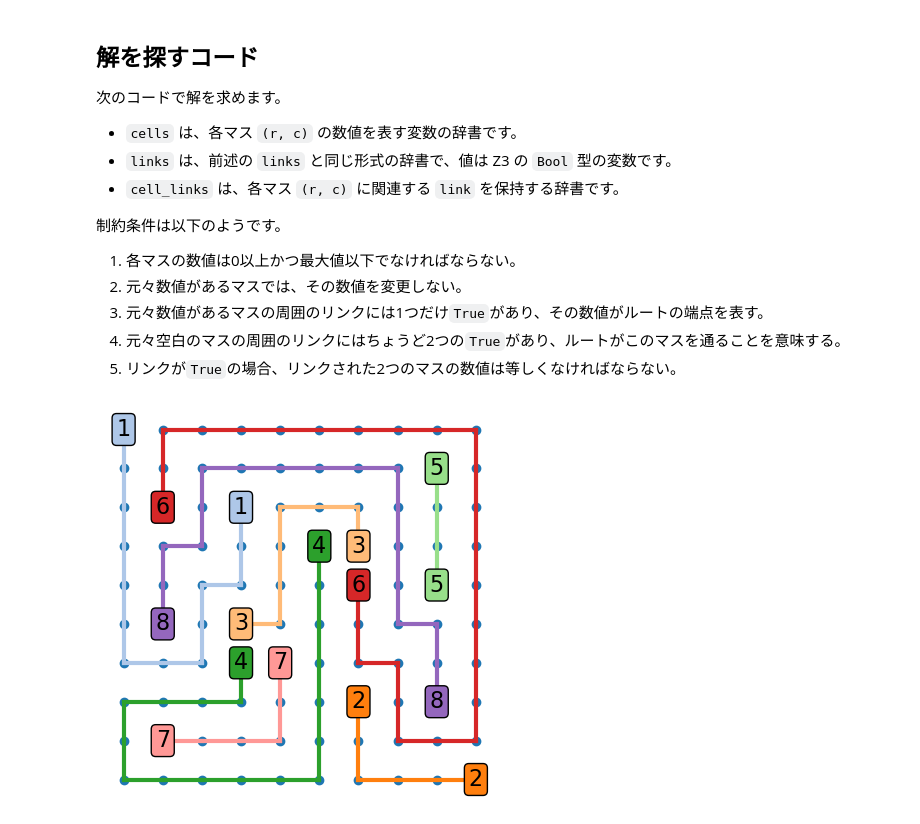
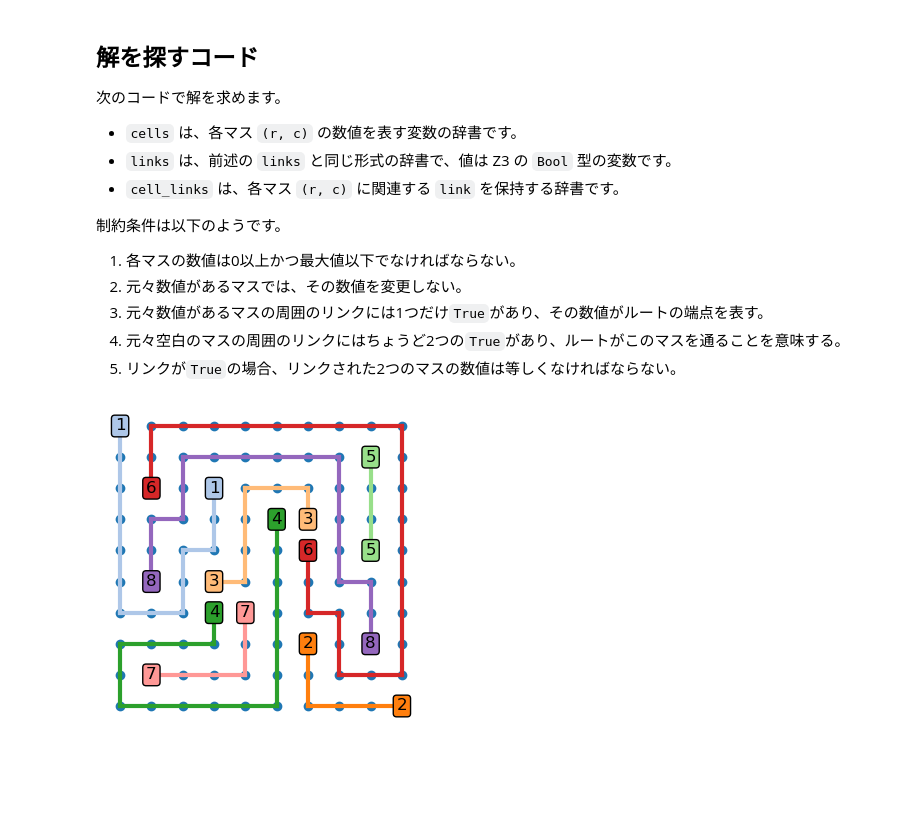
Before and after one commit to ruoyu0088/thinking_code, a Jupyter notebook: thinking_code/z3_number_link.ipynb, the cells around one changed output. Saved outputs shown, nothing was run; the diff lists cells and outputs as text; code cells hidden in the pictures; blank space fills up the shorter version.

```diff
--- a/thinking_code/z3_number_link.ipynb
+++ b/thinking_code/z3_number_link.ipynb
@@ -169,8 +161,6 @@ model = s.model()
-# %%
-plot_board(
-    board,
-    {key:model[val] for key, val in links.items()},
-    {key:model[val].as_long() for key, val in cells.items()}
-);
-# %% [output]
-[figure, removed]
+# %%
+board = np.loadtxt('data/numberlink01.txt', dtype=np.uint8)
+links, cells = solve_number_link(board)
+plot_number_link_board(board, links, cells);
+# %% [output]
+[figure, added]
```
Also changed, not shown: parts of 10 cells of this notebook, 7 other files.
